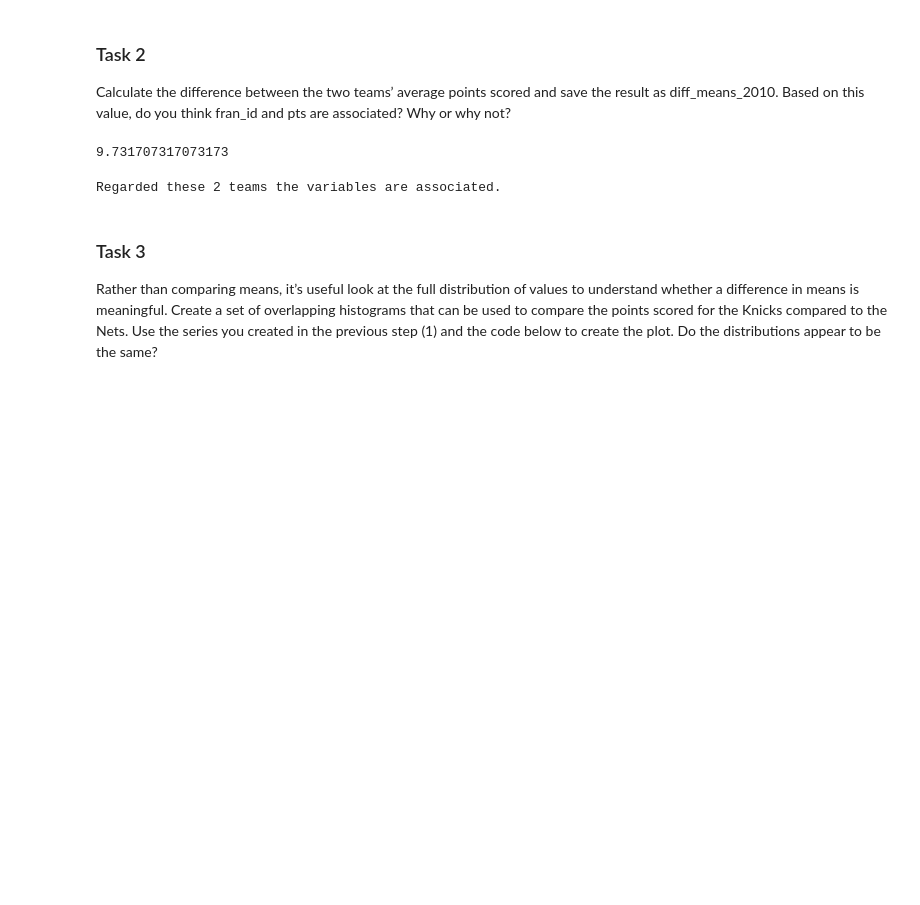
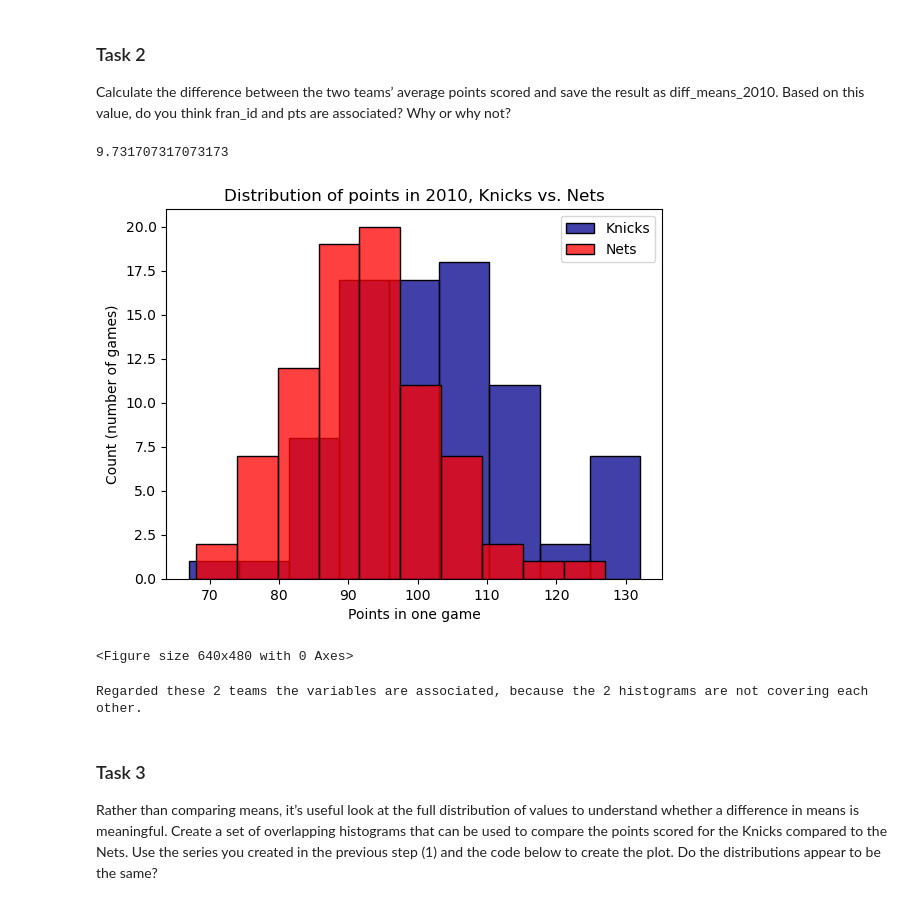
Before and after one commit to LiZoMark841619/Balazs1982, a Jupyter notebook: Jupyter_files/Codecademy_Projects/NBA/Codecademy_NBA_Trends_Project/Codecademy_NBA_Trends_Project.ipynb, the cells around one changed output. Saved outputs shown, nothing was run; the diff lists cells and outputs as text; code cells hidden in the pictures; blank space fills up the shorter version.

```diff
--- a/Jupyter_files/Codecademy_Projects/NBA/Codecademy_NBA_Trends_Project/Codecademy_NBA_Trends_Project.ipynb
+++ b/Jupyter_files/Codecademy_Projects/NBA/Codecademy_NBA_Trends_Project/Codecademy_NBA_Trends_Project.ipynb
@@ -51,10 +66,22 @@ diff_means_2010 = knicks_pts.mean() - nets_pts.mean()
 diff_means_2010
 # %% [output]
 9.731707317073173
+# %%
+sns.histplot(knicks_pts, color='darkblue')
+sns.histplot(nets_pts, color='red')
+plt.title(f'Distribution of points in {nba_2010.year_id.unique()[0]}, Knicks vs. Nets')
+plt.xlabel('Points in one game')
+plt.ylabel('Count (number of games)')
+plt.legend(['Knicks', 'Nets'])
+plt.show()
+plt.clf()
+# %% [output]
+[figure, added]
+<Figure size 640x480 with 0 Axes>
 # %%
-print('Regarded these 2 teams the variables are associated.')
+print('Regarded these 2 teams the variables are associated, because the 2 histograms are not covering each other.')
 # %% [output]
-Regarded these 2 teams the variables are associated.
+Regarded these 2 teams the variables are associated, because the 2 histograms are not covering each other.
 # %% [markdown]
 ### Task 3
 Rather than comparing means, it’s useful look at the full distribution of values to understand whether a difference in means is meaningful. Create a set of overlapping histograms that can be used to compare the points scored for the Knicks compared to the Nets. Use the series you created in the previous step (1) and the code below to create the plot. Do the distributions appear to be the same?
```
Also changed, not shown: parts of 9 cells of this notebook.
